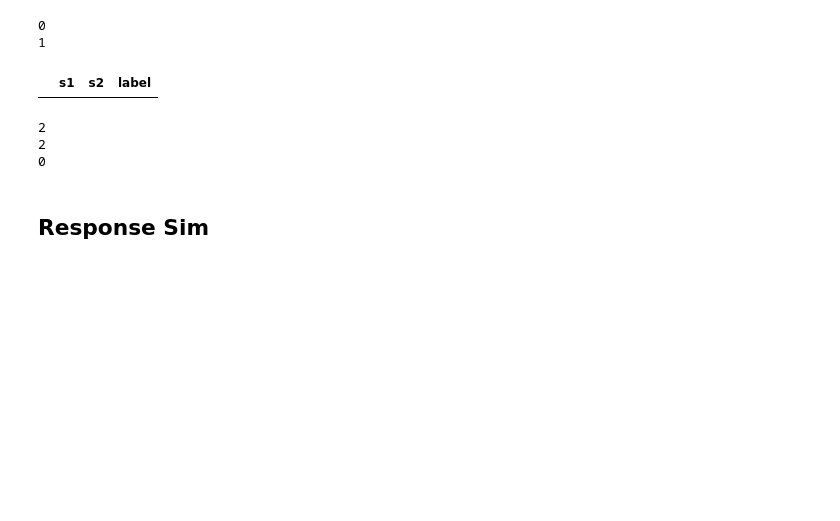
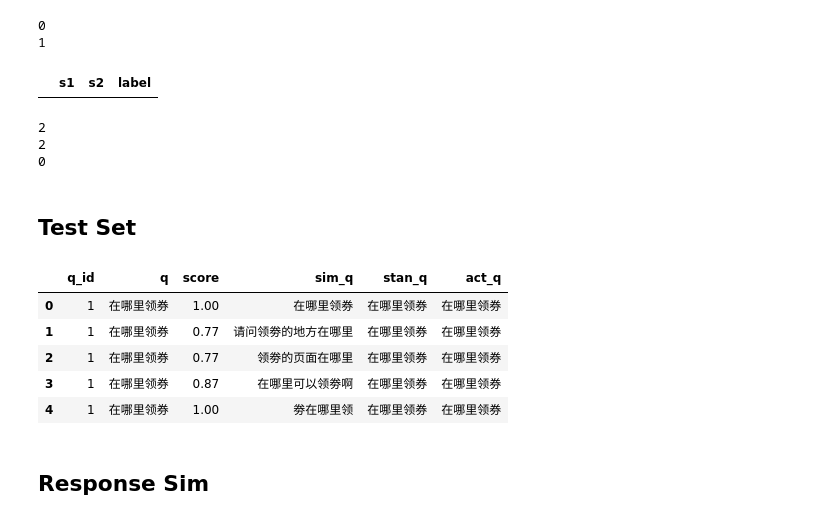
Before and after one commit to tingchunyeh/Sentence-Sim, a Jupyter notebook: Models_Evaluation.ipynb, the cells around one changed output. Saved outputs shown, nothing was run; the diff lists cells and outputs as text; code cells hidden in the pictures; blank space fills up the shorter version.

Commit message:
add test set

```diff
--- a/Models_Evaluation.ipynb
+++ b/Models_Evaluation.ipynb
@@ -588,3 +593,56 @@ print(test_onePair([s1], [s4]))
 2
 2
 0
+# %% [markdown]
+## Test Set
+# %%
+file = open(os.path.join(data_path, "相似问答案.txt"), "r")
+# %%
+q_ids = []
+qs = []
+scores = []
+sim_qs = []
+stan_qs = []
+act_qs = []
+# %%
+q_id = 0
+n = 0
+for line in file.readlines():
+    if line[0]=='q':
+        q_id += 1
+        q = line.split("=")[-1].strip()
+        continue
+    elif line[0]=='S':
+        segs = line.strip().split("  ||  ")
+        score = round(float(segs[0].split("=")[-1].strip()),2)
+        sim_q = segs[1].split("=")[-1].strip()
+        stan_q = segs[2].split("=")[-1].strip()
+        n += 1
+    else:
+        act_q = line.split(":")[-1].strip()
+        act_qs.extend([act_q]*n)
+        n = 0
+        continue
+
+    q_ids.append(q_id)
+    qs.append(q)
+    scores.append(score)
+    sim_qs.append(sim_q)
+    stan_qs.append(stan_q)
+# %%
+q_test = pd.DataFrame({'q_id': q_ids,
+              'q': qs,
+              'score': scores,
+              'sim_q': sim_qs,
+              'stan_q': stan_qs,
+              'act_q': act_qs
+             })
+# %%
+display(q_test.head())
+# %% [output]
+|  | q_id | q | score | sim_q | stan_q | act_q |
+| 0 | 1 | 在哪里领券 | 1.00 | 在哪里领券 | 在哪里领券 | 在哪里领券 |
+| 1 | 1 | 在哪里领券 | 0.77 | 请问领劵的地方在哪里 | 在哪里领券 | 在哪里领券 |
+| 2 | 1 | 在哪里领券 | 0.77 | 领劵的页面在哪里 | 在哪里领券 | 在哪里领券 |
+| 3 | 1 | 在哪里领券 | 0.87 | 在哪里可以领劵啊 | 在哪里领券 | 在哪里领券 |
+| 4 | 1 | 在哪里领券 | 1.00 | 劵在哪里领 | 在哪里领券 | 在哪里领券 |
```
Also changed, not shown: parts of 6 cells of this notebook, 4 other files.
